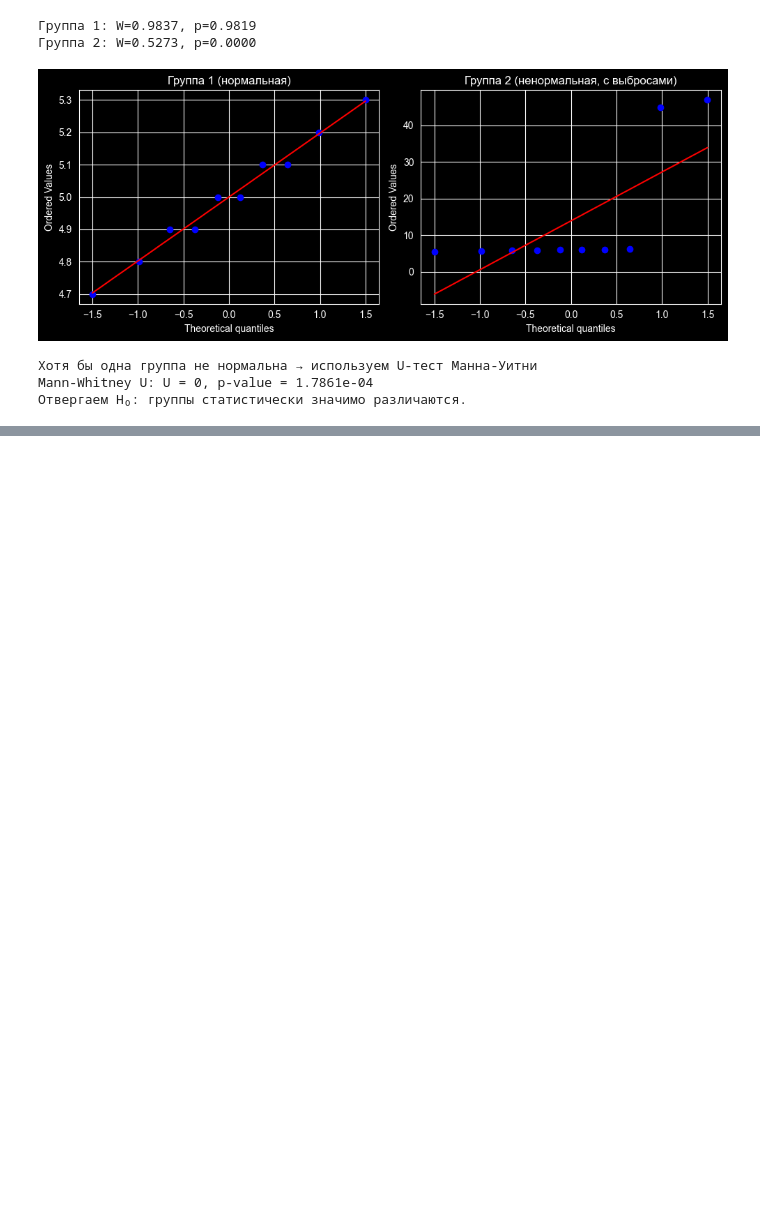
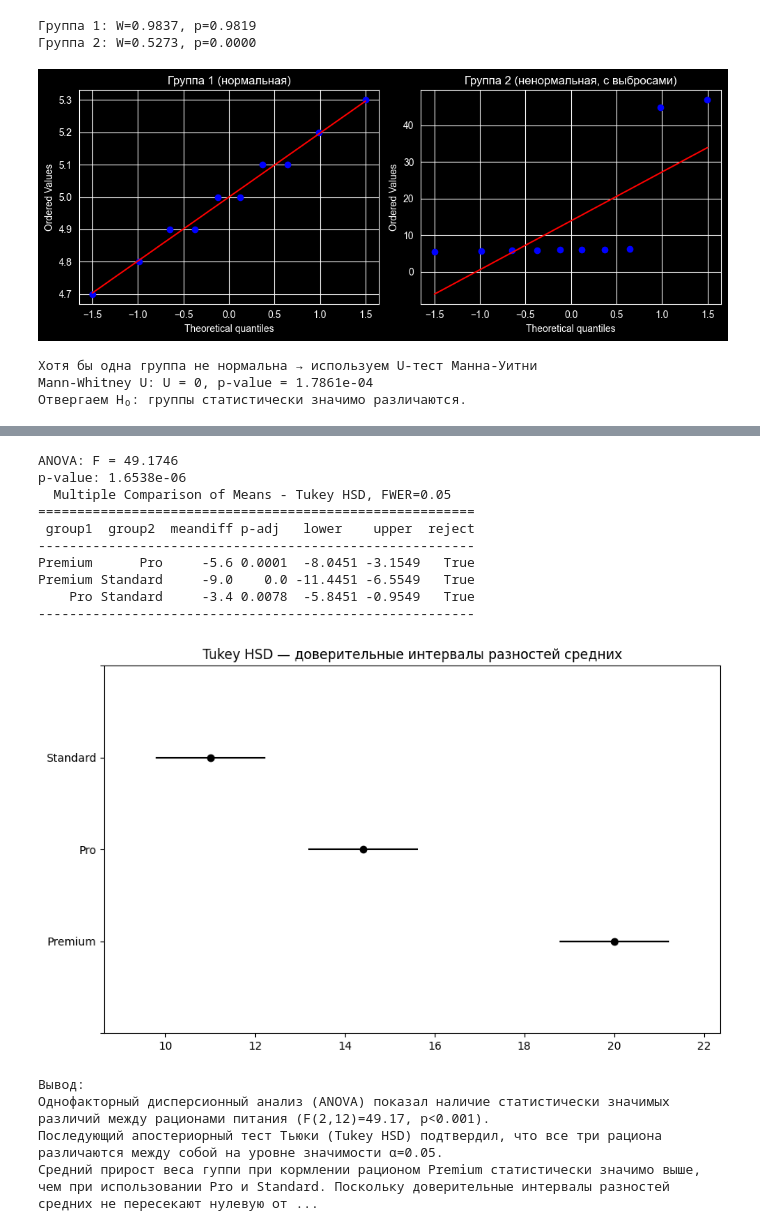
Before and after one commit to Arsenii-S7/Stats_Learning, a Jupyter notebook: Задачи.ipynb, the cells around one changed output, grey strips where cells are left out. Cells and saved outputs as stored; diff of their text form; code cells hidden in the pictures; blank space fills up the shorter version.

```diff
--- a/Задачи.ipynb
+++ b/Задачи.ipynb
@@ -290,0 +590,51 @@ Mann-Whitney U: U = 0, p-value = 1.7861e-04
+# %%
+import numpy as np
+import matplotlib.pyplot as plt
+from scipy import stats
+from statsmodels.stats.multicomp import pairwise_tukeyhsd
+
+# Данные
+standard = np.array([10, 12, 11, 9, 13])
+pro = np.array([15, 14, 16, 13, 14])
+premium = np.array([20, 18, 19, 21, 22])
+
+
+
+data = np.concatenate([standard, pro, premium])
+# Создаём массив меток групп (длины, соответствующие каждой выборке)
+labels = ['Standard']*len(standard) + ['Pro']*len(pro) + ['Premium']*len(premium)
+
+F_test, p_val = stats.f_oneway(standard, pro, premium)
+print(f"ANOVA: F = {F_test:.4f}")
+print(f"p-value: {p_val:.4e}")
+
+# Post-hoc тест Тьюки
+tukey = pairwise_tukeyhsd(data, labels, alpha=0.05)
+print(tukey)
+
+# Визуализация результатов Тьюки (опционально)
+tukey.plot_simultaneous()
+plt.title("Tukey HSD — доверительные интервалы разностей средних")
+plt.show()
+
+
+print('Вывод:')
+print('Однофакторный дисперсионный анализ (ANOVA) показал наличие статистически значимых различий между рационами питания (F(2,12)=49.17, p<0.001).')
+print('Последующий апостериорный тест Тьюки (Tukey HSD) подтвердил, что все три рациона различаются между собой на уровне значимости α=0.05.')
+print('Средний прирост веса гуппи при кормлении рационом Premium статистически значимо выше, чем при использовании Pro и Standard. Поскольку доверительные интервалы разностей средних не пересекают нулевую отметку, мы можем с высокой достоверностью ранжировать рационы по их эффективности: Premium > Pro > Standard')
+# %% [output]
+ANOVA: F = 49.1746
+p-value: 1.6538e-06
+  Multiple Comparison of Means - Tukey HSD, FWER=0.05
+========================================================
+ group1  group2  meandiff p-adj   lower    upper  reject
+--------------------------------------------------------
+Premium      Pro     -5.6 0.0001  -8.0451 -3.1549   True
+Premium Standard     -9.0    0.0 -11.4451 -6.5549   True
+    Pro Standard     -3.4 0.0078  -5.8451 -0.9549   True
+--------------------------------------------------------
+[figure, added]
+Вывод:
+Однофакторный дисперсионный анализ (ANOVA) показал наличие статистически значимых различий между рационами питания (F(2,12)=49.17, p<0.001).
+Последующий апостериорный тест Тьюки (Tukey HSD) подтвердил, что все три рациона различаются между собой на уровне значимости α=0.05.
+Средний прирост веса гуппи при кормлении рационом Premium статистически значимо выше, чем при использовании Pro и Standard. Поскольку доверительные интервалы разностей средних не пересекают нулевую от ...
```
Also changed, not shown: parts of 5 cells of this notebook.
